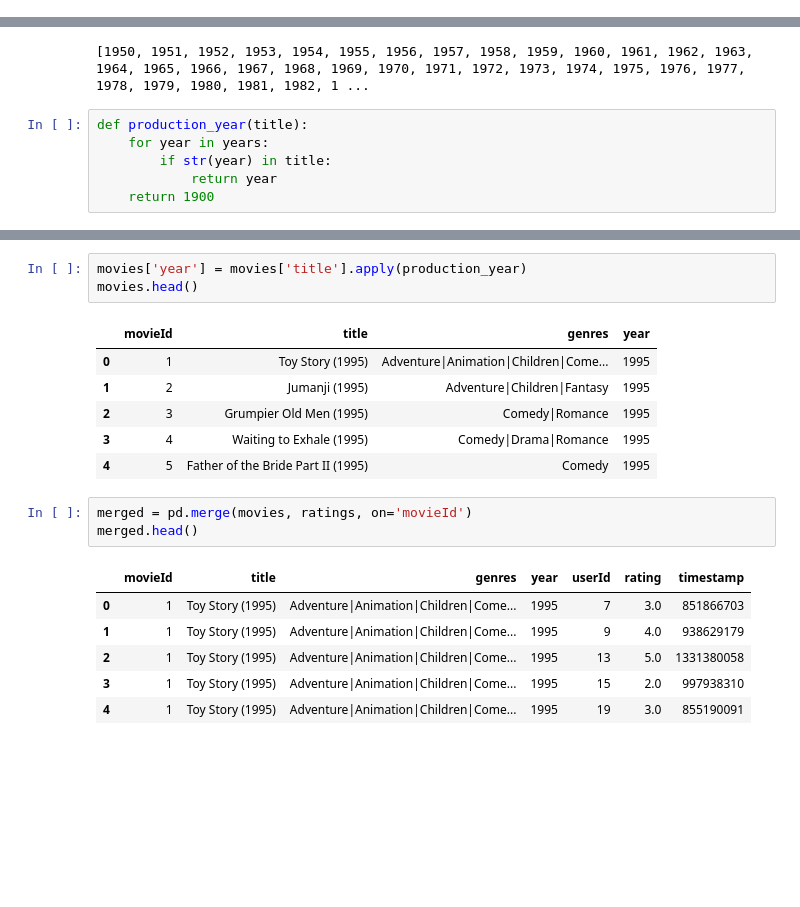
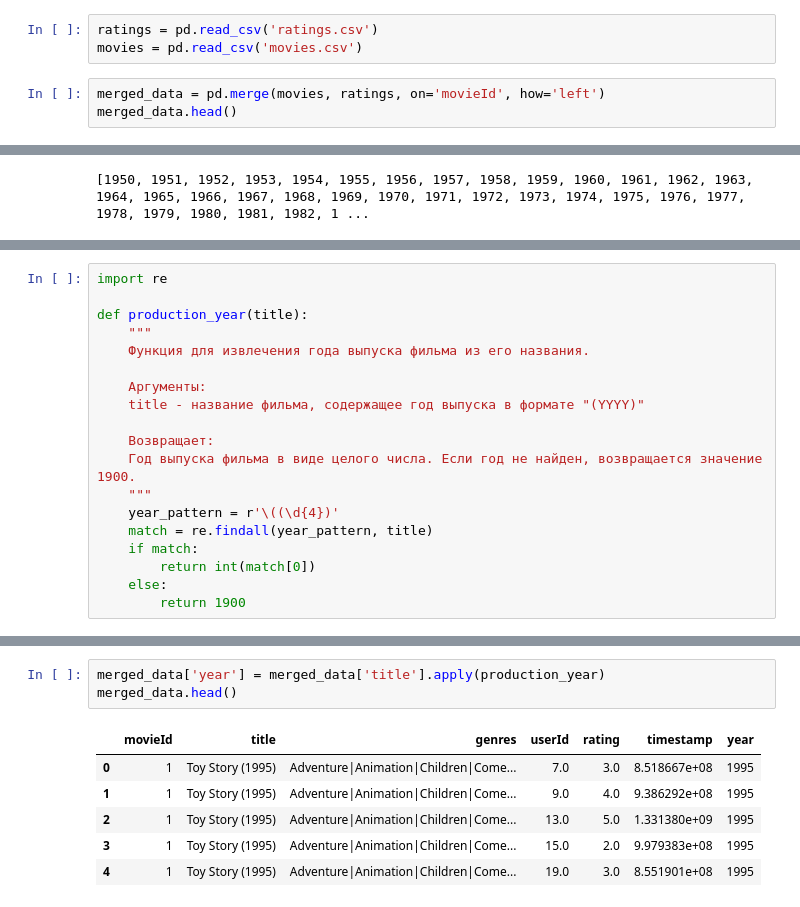
Before and after one commit to stefkong1982/-, a Jupyter notebook: Библиотеки Python для анализа данных/Лекция Функции и работа с данными/ДЗ_Кондратьев_NUMPY-48_Функции и работа с данными.ipynb, the cells around one changed output, grey strips where cells are left out. Saved outputs shown, nothing was run; the diff lists cells and outputs as text; blank space fills up the shorter version.

```diff
--- a/Библиотеки Python для анализа данных/Лекция Функции и работа с данными/ДЗ_Кондратьев_NUMPY-48_Функции и работа с данными.ipynb
+++ b/Библиотеки Python для анализа данных/Лекция Функции и работа с данными/ДЗ_Кондратьев_NUMPY-48_Функции и работа с данными.ipynb
@@ -308,0 +307,6 @@ centre_rows.head()
+# %%
+ratings = pd.read_csv('ratings.csv')
+movies = pd.read_csv('movies.csv')
+# %%
+merged_data = pd.merge(movies, ratings, on='movieId', how='left')
+merged_data.head()
@@ -311,9 +324,3 @@ years = list(range(1950, 2011))
 print(years)
 # %% [output]
 [1950, 1951, 1952, 1953, 1954, 1955, 1956, 1957, 1958, 1959, 1960, 1961, 1962, 1963, 1964, 1965, 1966, 1967, 1968, 1969, 1970, 1971, 1972, 1973, 1974, 1975, 1976, 1977, 1978, 1979, 1980, 1981, 1982, 1 ...
-# %%
-def production_year(title):
-    for year in years:
-        if str(year) in title:
-            return year
-    return 1900
@@ -319,0 +329,19 @@ def production_year(title):
+# %%
+import re
+
+def production_year(title):
+    """
+    Функция для извлечения года выпуска фильма из его названия.
+
+    Аргументы:
+    title - название фильма, содержащее год выпуска в формате "(YYYY)"
+
+    Возвращает:
+    Год выпуска фильма в виде целого числа. Если год не найден, возвращается значение 1900.
+    """
+    year_pattern = r'\((\d{4})'
+    match = re.findall(year_pattern, title)
+    if match:
+        return int(match[0])
+    else:
+        return 1900
@@ -320,20 +374,10 @@ def production_year(title):
 # %%
-movies['year'] = movies['title'].apply(production_year)
-movies.head()
+merged_data['year'] = merged_data['title'].apply(production_year)
+merged_data.head()
 # %% [output]
-|  | movieId | title | genres | year |
-| 0 | 1 | Toy Story (1995) | Adventure|Animation|Children|Come... | 1995 |
-| 1 | 2 | Jumanji (1995) | Adventure|Children|Fantasy | 1995 |
-| 2 | 3 | Grumpier Old Men (1995) | Comedy|Romance | 1995 |
-| 3 | 4 | Waiting to Exhale (1995) | Comedy|Drama|Romance | 1995 |
-| 4 | 5 | Father of the Bride Part II (1995) | Comedy | 1995 |
+|  | movieId | title | genres | userId | rating | timestamp | year |
+| 0 | 1 | Toy Story (1995) | Adventure|Animation|Children|Come... | 7.0 | 3.0 | 8.518667e+08 | 1995 |
+| 1 | 1 | Toy Story (1995) | Adventure|Animation|Children|Come... | 9.0 | 4.0 | 9.386292e+08 | 1995 |
+| 2 | 1 | Toy Story (1995) | Adventure|Animation|Children|Come... | 13.0 | 5.0 | 1.331380e+09 | 1995 |
+| 3 | 1 | Toy Story (1995) | Adventure|Animation|Children|Come... | 15.0 | 2.0 | 9.979383e+08 | 1995 |
+| 4 | 1 | Toy Story (1995) | Adventure|Animation|Children|Come... | 19.0 | 3.0 | 8.551901e+08 | 1995 |
-# %%
-merged = pd.merge(movies, ratings, on='movieId')
-merged.head()
-# %% [output]
-|  | movieId | title | genres | year | userId | rating | timestamp |
-| 0 | 1 | Toy Story (1995) | Adventure|Animation|Children|Come... | 1995 | 7 | 3.0 | 851866703 |
-| 1 | 1 | Toy Story (1995) | Adventure|Animation|Children|Come... | 1995 | 9 | 4.0 | 938629179 |
-| 2 | 1 | Toy Story (1995) | Adventure|Animation|Children|Come... | 1995 | 13 | 5.0 | 1331380058 |
-| 3 | 1 | Toy Story (1995) | Adventure|Animation|Children|Come... | 1995 | 15 | 2.0 | 997938310 |
-| 4 | 1 | Toy Story (1995) | Adventure|Animation|Children|Come... | 1995 | 19 | 3.0 | 855190091 |
```
Also changed, not shown: parts of 17 cells of this notebook.
